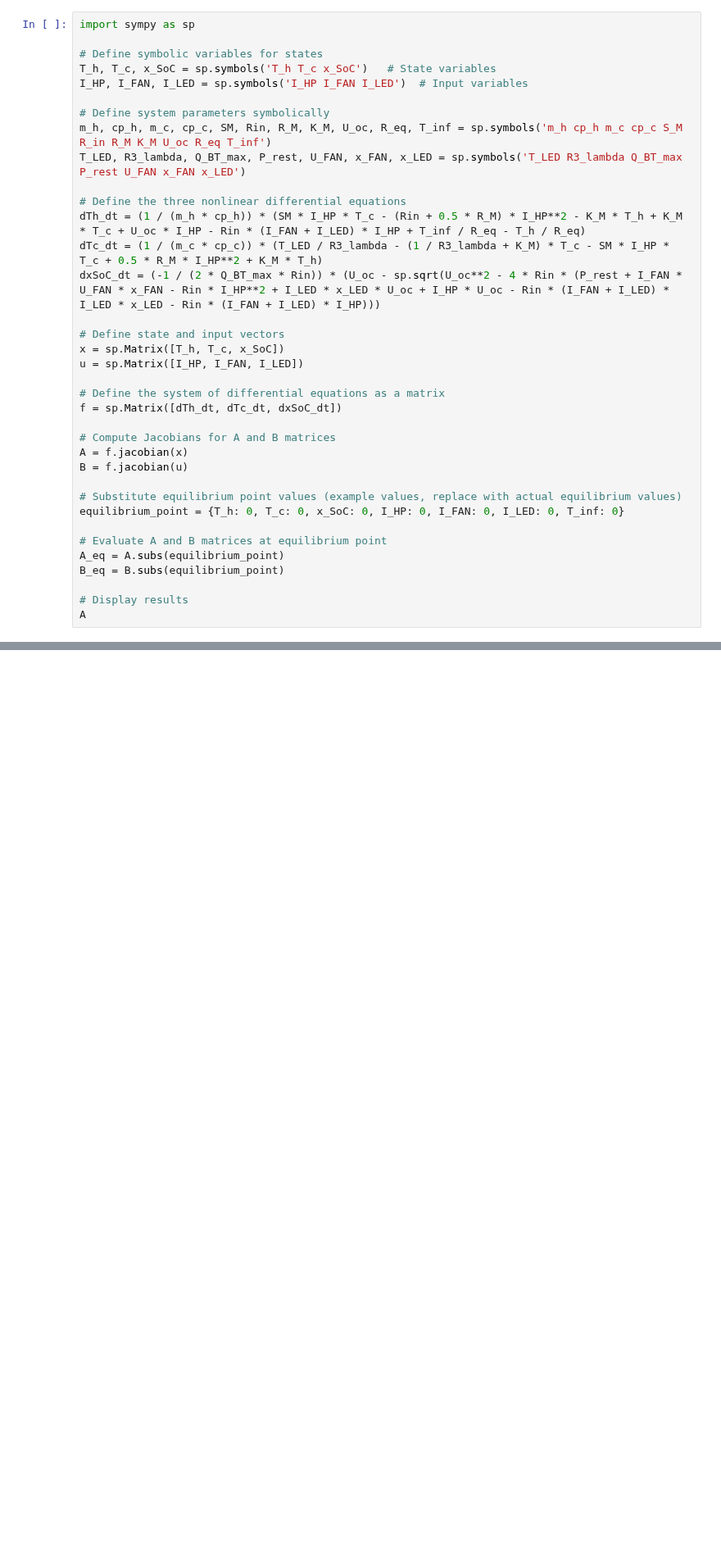
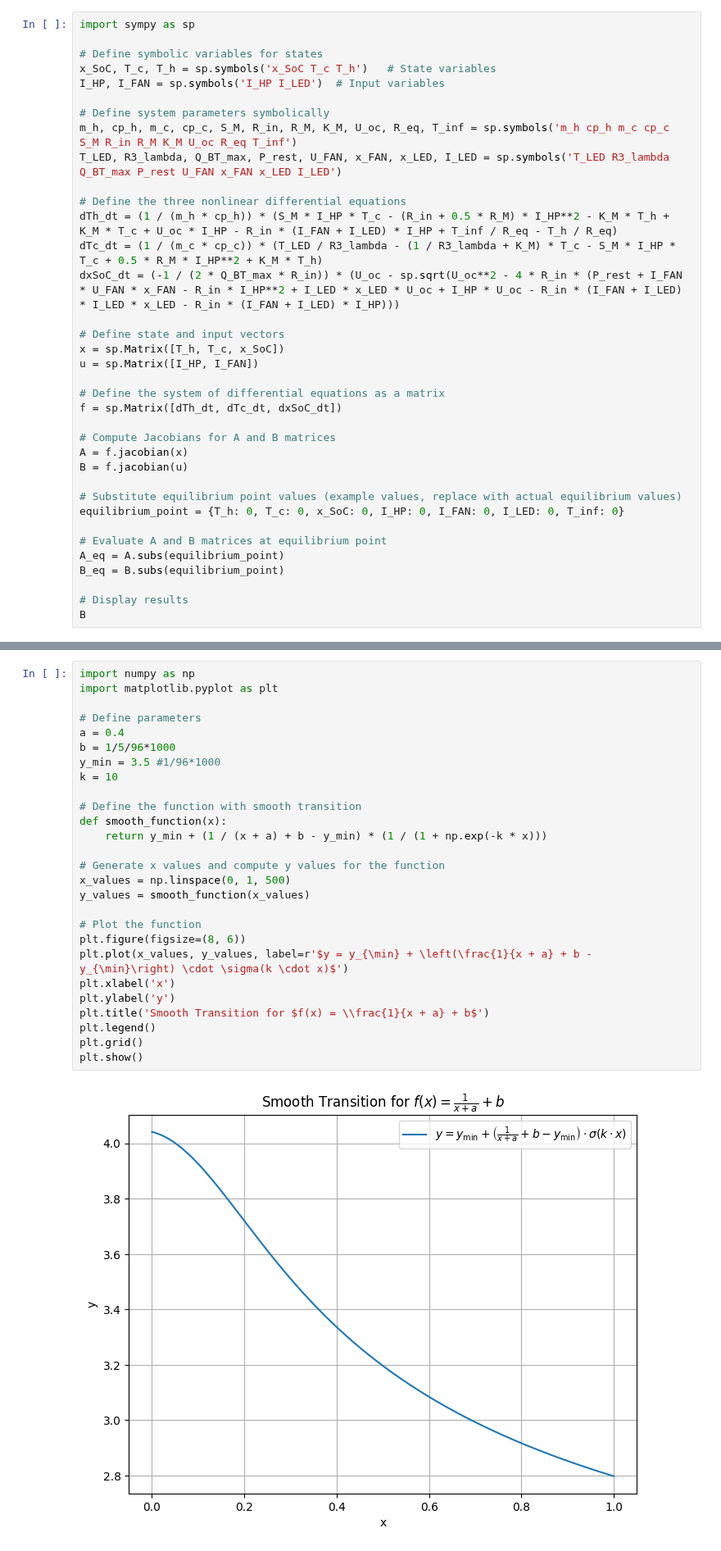
Before and after one commit to Jackmastro/Semester_Project, a Jupyter notebook: Others/symbolic_linearization.ipynb, the cells around one changed output, grey strips where cells are left out. Shown at 82% size. Cells and saved outputs as stored; diff of their text form; blank space fills up the shorter version.

Commit message:
debugging simulation and symbolic linearization

```diff
--- a/Others/symbolic_linearization.ipynb
+++ b/Others/symbolic_linearization.ipynb
@@ -2,21 +2,21 @@
 import sympy as sp
 
 # Define symbolic variables for states
-T_h, T_c, x_SoC = sp.symbols('T_h T_c x_SoC')   # State variables
-I_HP, I_FAN, I_LED = sp.symbols('I_HP I_FAN I_LED')  # Input variables
+x_SoC, T_c, T_h = sp.symbols('x_SoC T_c T_h')   # State variables
+I_HP, I_FAN = sp.symbols('I_HP I_LED')  # Input variables
 
 # Define system parameters symbolically
-m_h, cp_h, m_c, cp_c, SM, Rin, R_M, K_M, U_oc, R_eq, T_inf = sp.symbols('m_h cp_h m_c cp_c S_M R_in R_M K_M U_oc R_eq T_inf')
-T_LED, R3_lambda, Q_BT_max, P_rest, U_FAN, x_FAN, x_LED = sp.symbols('T_LED R3_lambda Q_BT_max P_rest U_FAN x_FAN x_LED')
+m_h, cp_h, m_c, cp_c, S_M, R_in, R_M, K_M, U_oc, R_eq, T_inf = sp.symbols('m_h cp_h m_c cp_c S_M R_in R_M K_M U_oc R_eq T_inf')
+T_LED, R3_lambda, Q_BT_max, P_rest, U_FAN, x_FAN, x_LED, I_LED = sp.symbols('T_LED R3_lambda Q_BT_max P_rest U_FAN x_FAN x_LED I_LED')
 
 # Define the three nonlinear differential equations
-dTh_dt = (1 / (m_h * cp_h)) * (SM * I_HP * T_c - (Rin + 0.5 * R_M) * I_HP**2 - K_M * T_h + K_M * T_c + U_oc * I_HP - Rin * (I_FAN + I_LED) * I_HP + T_inf / R_eq - T_h / R_eq)
-dTc_dt = (1 / (m_c * cp_c)) * (T_LED / R3_lambda - (1 / R3_lambda + K_M) * T_c - SM * I_HP * T_c + 0.5 * R_M * I_HP**2 + K_M * T_h)
-dxSoC_dt = (-1 / (2 * Q_BT_max * Rin)) * (U_oc - sp.sqrt(U_oc**2 - 4 * Rin * (P_rest + I_FAN * U_FAN * x_FAN - Rin * I_HP**2 + I_LED * x_LED * U_oc + I_HP * U_oc - Rin * (I_FAN + I_LED) * I_LED * x_LED - Rin * (I_FAN + I_LED) * I_HP)))
+dTh_dt = (1 / (m_h * cp_h)) * (S_M * I_HP * T_c - (R_in + 0.5 * R_M) * I_HP**2 - K_M * T_h + K_M * T_c + U_oc * I_HP - R_in * (I_FAN + I_LED) * I_HP + T_inf / R_eq - T_h / R_eq)
+dTc_dt = (1 / (m_c * cp_c)) * (T_LED / R3_lambda - (1 / R3_lambda + K_M) * T_c - S_M * I_HP * T_c + 0.5 * R_M * I_HP**2 + K_M * T_h)
+dxSoC_dt = (-1 / (2 * Q_BT_max * R_in)) * (U_oc - sp.sqrt(U_oc**2 - 4 * R_in * (P_rest + I_FAN * U_FAN * x_FAN - R_in * I_HP**2 + I_LED * x_LED * U_oc + I_HP * U_oc - R_in * (I_FAN + I_LED) * I_LED * x_LED - R_in * (I_FAN + I_LED) * I_HP)))
 
 # Define state and input vectors
 x = sp.Matrix([T_h, T_c, x_SoC])
-u = sp.Matrix([I_HP, I_FAN, I_LED])
+u = sp.Matrix([I_HP, I_FAN])
 
 # Define the system of differential equations as a matrix
 f = sp.Matrix([dTh_dt, dTc_dt, dxSoC_dt])
@@ -33,5 +33,5 @@ A_eq = A.subs(equilibrium_point)
 B_eq = B.subs(equilibrium_point)
 
 # Display results
-A
+B
 # %% [output]
@@ -38,0 +39,29 @@ $\displaystyle \left[\begin{matrix}\frac{- K_{M} - \frac{1}{R_{eq}}}{cp_{h} m_{h
+# %%
+import numpy as np
+import matplotlib.pyplot as plt
+
+# Define parameters
+a = 0.4
+b = 1/5/96*1000
+y_min = 3.5 #1/96*1000
+k = 10
+
+# Define the function with smooth transition
+def smooth_function(x):
+    return y_min + (1 / (x + a) + b - y_min) * (1 / (1 + np.exp(-k * x)))
+
+# Generate x values and compute y values for the function
+x_values = np.linspace(0, 1, 500)
+y_values = smooth_function(x_values)
+
+# Plot the function
+plt.figure(figsize=(8, 6))
+plt.plot(x_values, y_values, label=r'$y = y_{\min} + \left(\frac{1}{x + a} + b - y_{\min}\right) \cdot \sigma(k \cdot x)$')
+plt.xlabel('x')
+plt.ylabel('y')
+plt.title('Smooth Transition for $f(x) = \\frac{1}{x + a} + b$')
+plt.legend()
+plt.grid()
+plt.show()
+# %% [output]
+[figure, added]
```
Also changed, not shown: parts of 1 cell of this notebook, 1 other file.
